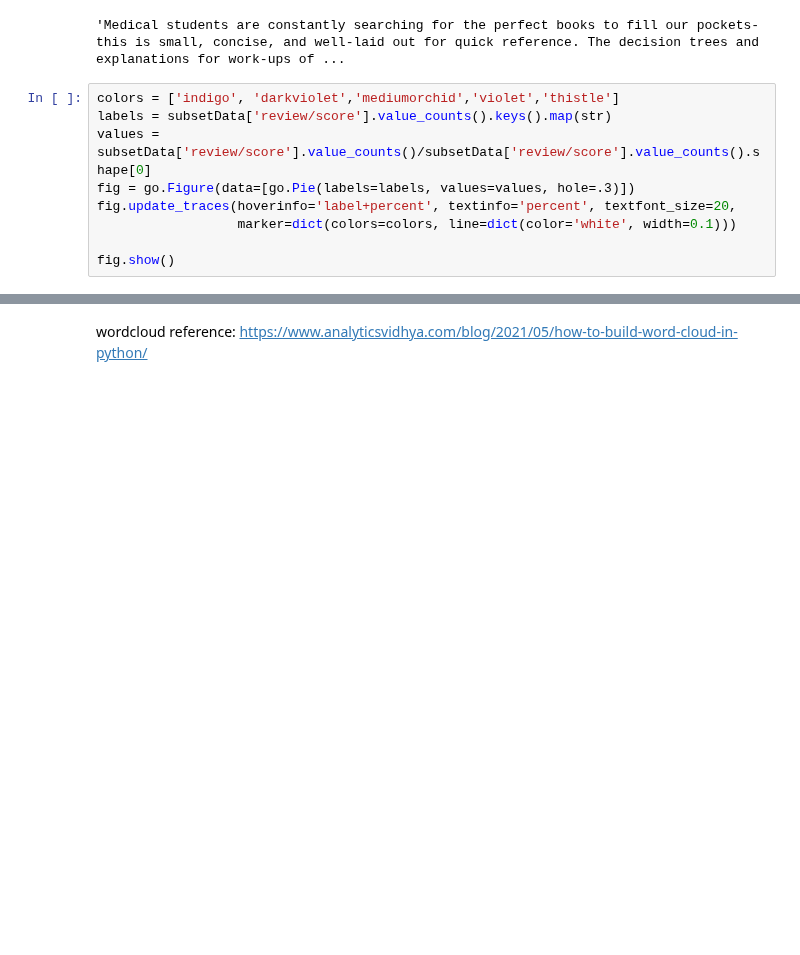
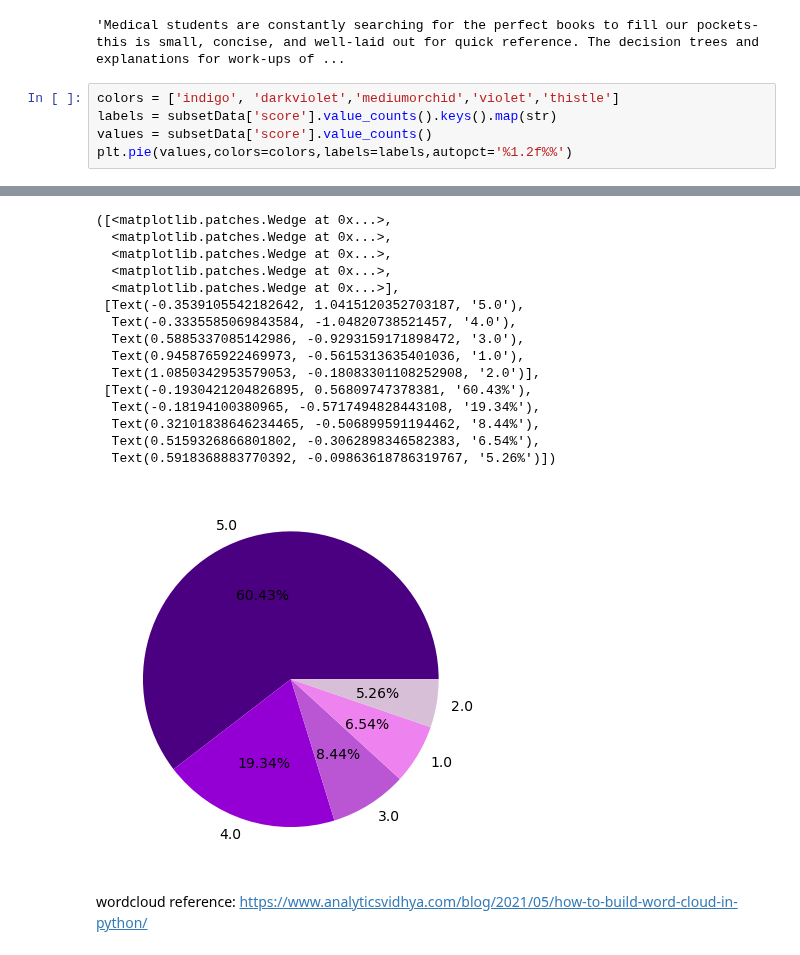
Before and after one commit to XinnGuan/DST_Assessment2, a Jupyter notebook: Xin/Untitled.ipynb, the cells around one changed output, grey strips where cells are left out. Cells and saved outputs as stored; diff of their text form; blank space fills up the shorter version.

```diff
--- a/Xin/Untitled.ipynb
+++ b/Xin/Untitled.ipynb
@@ -86,11 +86,7 @@ subsetData.iloc[0,2] #example of a full review.
 'Medical students are constantly searching for the perfect books to fill our pockets- this is small, concise, and well-laid out for quick reference. The decision trees and explanations for work-ups of ...
 # %%
 colors = ['indigo', 'darkviolet','mediumorchid','violet','thistle']
-labels = subsetData['review/score'].value_counts().keys().map(str)
-values = subsetData['review/score'].value_counts()/subsetData['review/score'].value_counts().shape[0]
-fig = go.Figure(data=[go.Pie(labels=labels, values=values, hole=.3)])
-fig.update_traces(hoverinfo='label+percent', textinfo='percent', textfont_size=20,
-                  marker=dict(colors=colors, line=dict(color='white', width=0.1)))
-
-fig.show()
+labels = subsetData['score'].value_counts().keys().map(str)
+values = subsetData['score'].value_counts()
+plt.pie(values,colors=colors,labels=labels,autopct='%1.2f%%')
 # %% [output]
@@ -99,3 +93,19 @@ fig.show()
+([<matplotlib.patches.Wedge at 0x...>,
+  <matplotlib.patches.Wedge at 0x...>,
+  <matplotlib.patches.Wedge at 0x...>,
+  <matplotlib.patches.Wedge at 0x...>,
+  <matplotlib.patches.Wedge at 0x...>],
+ [Text(-0.3539105542182642, 1.0415120352703187, '5.0'),
+  Text(-0.3335585069843584, -1.04820738521457, '4.0'),
+  Text(0.5885337085142986, -0.9293159171898472, '3.0'),
+  Text(0.9458765922469973, -0.5615313635401036, '1.0'),
+  Text(1.0850342953579053, -0.18083301108252908, '2.0')],
+ [Text(-0.1930421204826895, 0.56809747378381, '60.43%'),
+  Text(-0.18194100380965, -0.5717494828443108, '19.34%'),
+  Text(0.32101838646234465, -0.506899591194462, '8.44%'),
+  Text(0.5159326866801802, -0.3062898346582383, '6.54%'),
+  Text(0.5918368883770392, -0.09863618786319767, '5.26%')])
+[figure, added]
 # %% [markdown]
 wordcloud reference: https://www.analyticsvidhya.com/blog/2021/05/how-to-build-word-cloud-in-python/
 # %%
```
Also changed, not shown: parts of 6 cells of this notebook.
